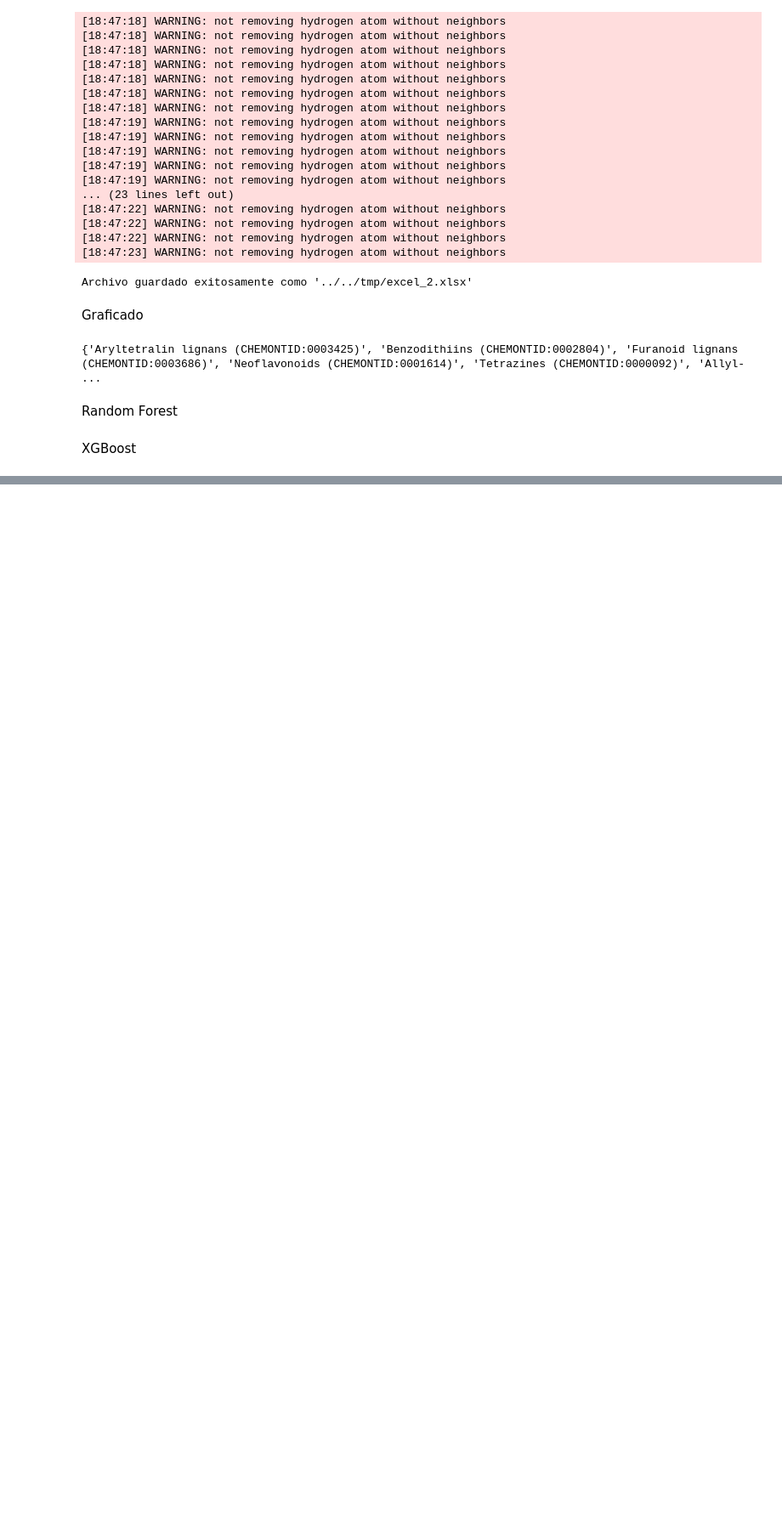
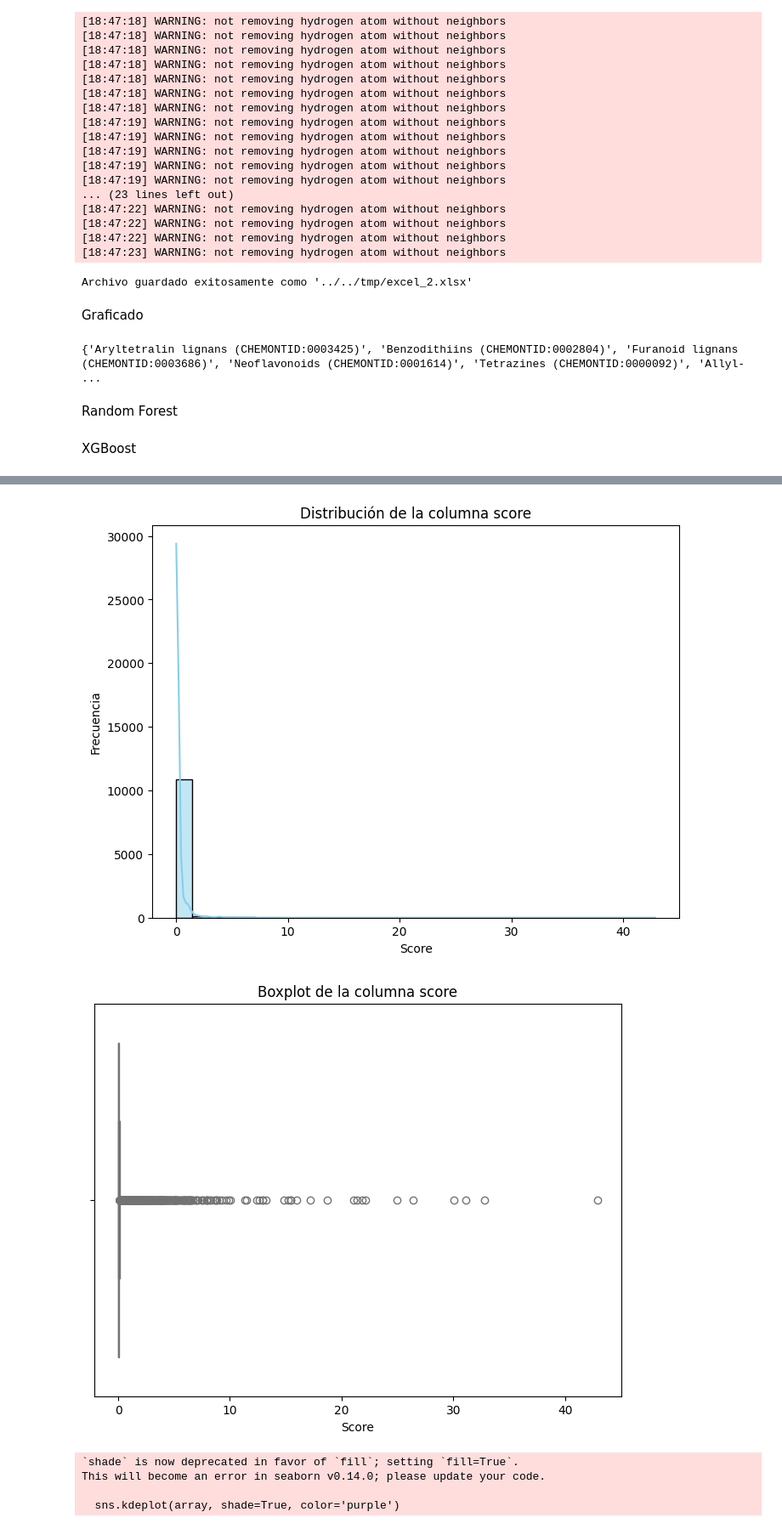
Before and after one commit to carlosMoragon/Trabajo-Fin-de-Grado, a Jupyter notebook: src/notebooks/valoracion_de_modelos.ipynb, the cells around one changed output, grey strips where cells are left out. Shown at 85% size. Cells and saved outputs as stored; diff of their text form; code cells hidden in the pictures; blank space fills up the shorter version.

```diff
--- a/src/notebooks/valoracion_de_modelos.ipynb
+++ b/src/notebooks/valoracion_de_modelos.ipynb
@@ -272,0 +346,11 @@ XGBoost
+# %%
+
+
+def histograma(array):
+    # Histograma de la columna 'score'
+    plt.figure(figsize=(8, 6))
+    sns.histplot(array, kde=True, bins=30, color='skyblue')
+    plt.title('Distribución de la columna score')
+    plt.xlabel('Score')
+    plt.ylabel('Frecuencia')
+    plt.show()
@@ -272,0 +359,7 @@ XGBoost
+# %%
+def grafico_de_caja(array):
+    plt.figure(figsize=(8, 6))
+    sns.boxplot(x=array, color='lightgreen')
+    plt.title('Boxplot de la columna score')
+    plt.xlabel('Score')
+    plt.show()
@@ -272,0 +368,8 @@ XGBoost
+# %%
+def grafico_de_densidad(array):
+    plt.figure(figsize=(8, 6))
+    sns.kdeplot(array, shade=True, color='purple')
+    plt.title('Distribución de densidad de la columna score')
+    plt.xlabel('Score')
+    plt.ylabel('Densidad')
+    plt.show()
@@ -272,0 +378,3 @@ XGBoost
+# %%
+def resumen_estadistico(array):
+    print(array.describe())
@@ -272,0 +383,12 @@ XGBoost
+# %%
+histograma(df_alpha["Score"])
+grafico_de_caja(df_alpha["Score"])
+grafico_de_densidad(df_alpha["Score"])
+resumen_estadistico(df_alpha["Score"])
+# %% [output]
+[figure, added]
+[figure, added]
+`shade` is now deprecated in favor of `fill`; setting `fill=True`.
+This will become an error in seaborn v0.14.0; please update your code.
+
+  sns.kdeplot(array, shade=True, color='purple')
```
Also changed, not shown: parts of 16 cells of this notebook, 2 other files.
